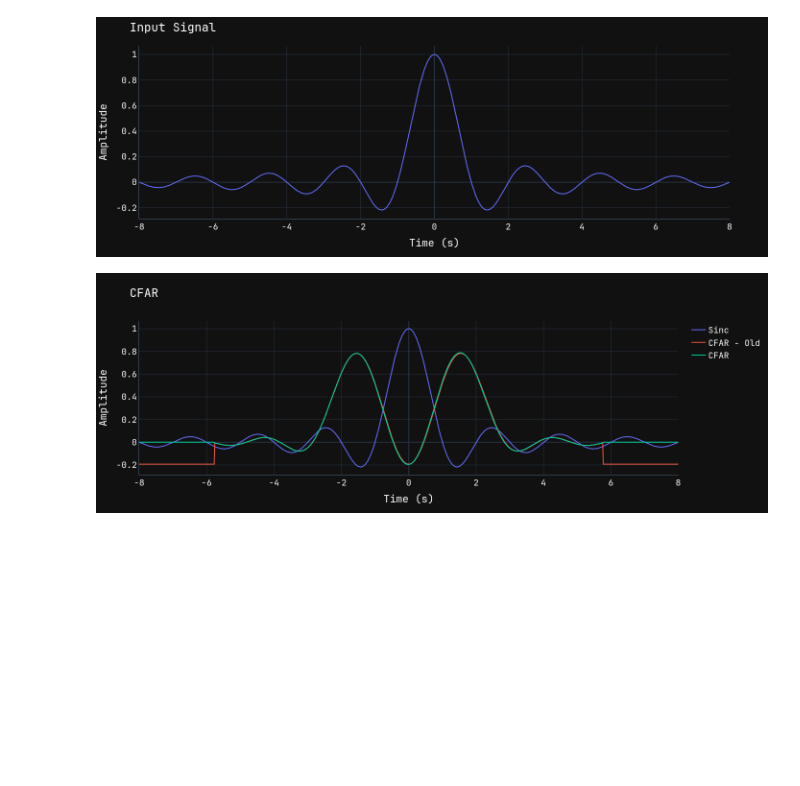
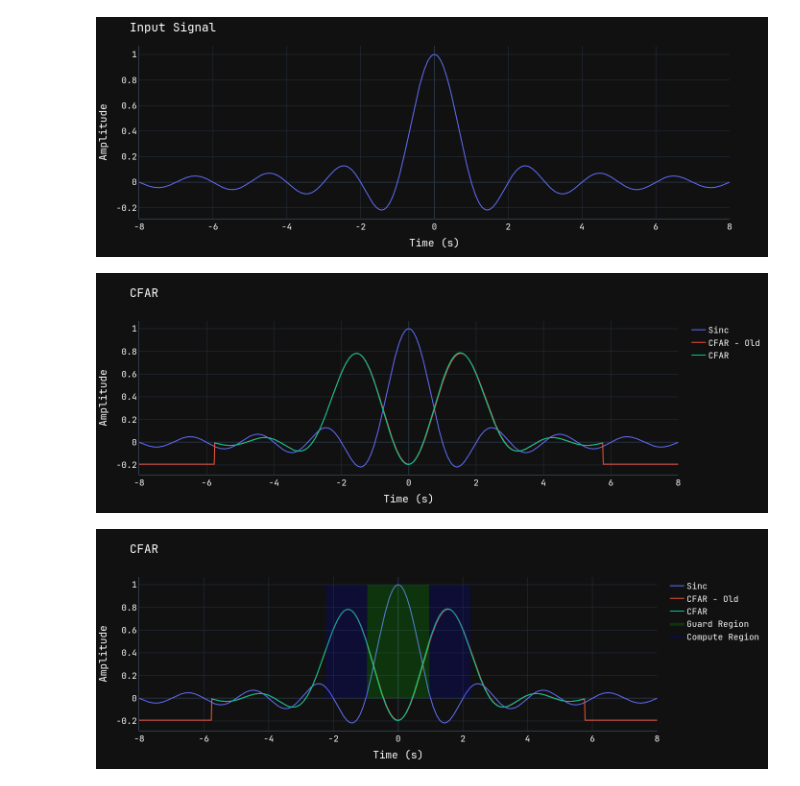
Before and after one commit to brunerm99/phaser-radar, a Jupyter notebook: examples/cfar.ipynb, the cells around one changed output. Drawn from its saved outputs; the diff is of its cells as text; code cells hidden in the pictures; blank space fills up the shorter version.

Commit message:
Added region plotting; fixed padding error

```diff
--- a/examples/cfar.ipynb
+++ b/examples/cfar.ipynb
@@ -123,15 +123,16 @@ fig.show("png")
 # %%
 def cfar(x: np.ndarray, compute_cells: int, guard_cells: int, bias: float = 1, method=np.mean):
     pad = int((compute_cells + guard_cells))
-    window_mean = np.pad(                                                           # Pad front/back since n_windows < n_points
-        method(                                                                     # Take mean of remaining compute cells
-            np.delete(                                                              # Remove guard cells, CUT from computation
-            sliding_window_view(x, (compute_cells * 2) + (guard_cells * 2)),        # Windows of x including CUT, guard cells, and compute cells
-            np.arange(int(compute_cells), compute_cells + (guard_cells * 2) + 1),   # Get indices of guard cells, CUT
-            axis=1),
+    window_mean = np.pad(                                                               # Pad front/back since n_windows < n_points
+        method(                                                                         # Take mean of remaining compute cells
+            np.delete(                                                                  # Remove guard cells, CUT from computation
+                sliding_window_view(x, (compute_cells * 2) + (guard_cells * 2)),        # Windows of x including CUT, guard cells, and compute cells
+                np.arange(int(compute_cells), compute_cells + (guard_cells * 2) + 1),   # Get indices of guard cells, CUT
+                axis=1),
             axis=1
-        ), (pad - 1, pad)                                                           # Multiply output by bias over which cell is not noise
-    ) * bias
+        ), (pad - 1, pad),
+        constant_values=(np.nan, np.nan)
+    ) * bias                                                                            # Multiply output by bias over which cell is not noise
     return window_mean
 # %%
 compute_cells = 80
@@ -153,4 +154,57 @@ fig.update_layout(
 )
 fig.show("png")
 # %% [output]
-[figure, old version]
+[figure, new version]
+# %%
+compute_cells = 80
+guard_cells = 60
+window_mean = cfar(sinc, compute_cells=compute_cells, guard_cells=guard_cells, method=np.mean, bias=2)
+output, targets = cfar_old(sinc, num_guard_cells=guard_cells, num_ref_cells=compute_cells, bias=2, cfar_method="average")
+
+def wrap(x, fillval=None):
+    if fillval is not None:
+        return np.concatenate([x, np.ones(x.size) * fillval])
+    return np.concatenate([x, x[::-1]])
+
+def cfar_param_plot(fig, x, guard_cells, compute_cells, ref_index):
+    guard_region = np.zeros(x.shape)
+    guard_region[np.arange(ref_index - guard_cells, ref_index + guard_cells)] = 1
+
+    compute_region = np.zeros(x.shape)
+    compute_region[np.arange(ref_index - guard_cells - compute_cells, ref_index - guard_cells)] = 1
+    compute_region[np.arange(ref_index + guard_cells, ref_index + guard_cells + compute_cells)] = 1
+
+    fig.add_trace(go.Scatter(
+        x=wrap(t),
+        y=wrap(guard_region, fillval=0),
+        name="Guard Region",
+        fill="toself",
+        fillcolor="rgba(0,255,0,0.15)",
+        line_color="rgba(255,0,0,0)")
+    )
+    fig.add_trace(go.Scatter(
+        x=wrap(t),
+        y=wrap(compute_region, fillval=0),
+        name="Compute Region",
+        fill="toself",
+        fillcolor="rgba(0,0,255,0.15)",
+        line_color="rgba(0,0,0,0)")
+    )
+    return fig
+
+fig = make_subplots()
+fig.add_trace(go.Scatter(x=t, y=sinc, name="Sinc"))
+fig.add_trace(go.Scatter(x=t, y=output, name="CFAR - Old"))
+fig.add_trace(go.Scatter(x=t, y=window_mean, name="CFAR"))
+fig.update_layout(PLOTLY_LAYOUT)
+fig.update_layout(
+    title="CFAR",
+    xaxis=dict(title="Time (s)"),
+    yaxis=dict(title="Amplitude"),
+    width=1400,
+    height=500,
+)
+cfar_param_plot(fig, t, guard_cells, compute_cells, ref_index=int(t.size / 2))
+fig.show("png")
+# %% [output]
+[figure, added]
```
